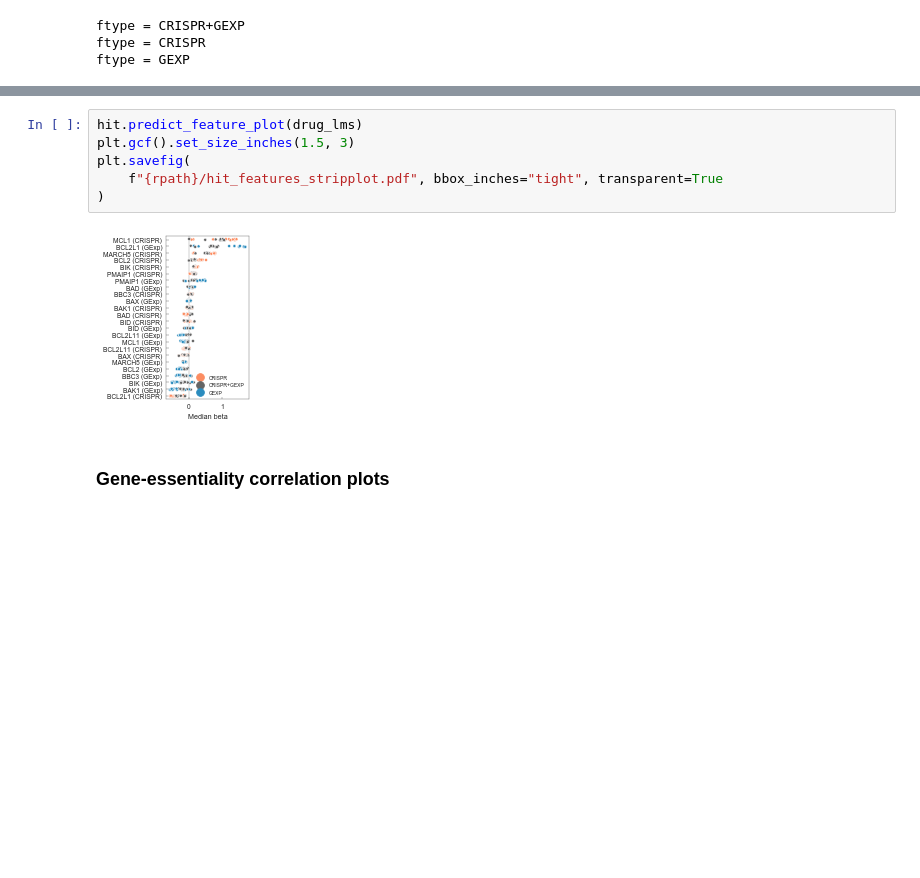
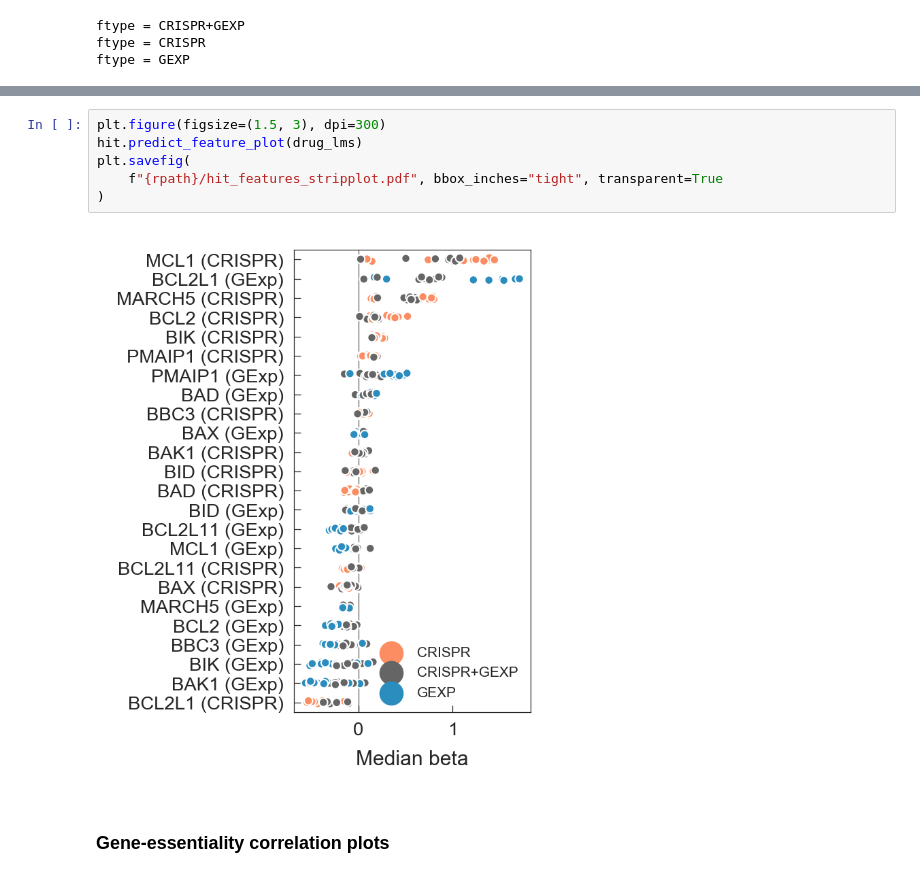
Before and after one commit to EmanuelGoncalves/dtrace, a Jupyter notebook: notebooks/4.TargetHit.ipynb, the cells around one changed output, grey strips where cells are left out. Cells and saved outputs as stored; diff of their text form; blank space fills up the shorter version.

```diff
--- a/notebooks/4.TargetHit.ipynb
+++ b/notebooks/4.TargetHit.ipynb
@@ -121,11 +121,11 @@ plt.savefig(f"{rpath}/hit_rsqaured_barplot.pdf", bbox_inches="tight", transparen
 # %%
+plt.figure(figsize=(1.5, 3), dpi=300)
 hit.predict_feature_plot(drug_lms)
-plt.gcf().set_size_inches(1.5, 3)
 plt.savefig(
     f"{rpath}/hit_features_stripplot.pdf", bbox_inches="tight", transparent=True
 )
 # %% [output]
-[figure, old version]
+[figure, new version]
 # %% [markdown]
 ### Gene-essentiality correlation plots
 # %%
```
Also changed, not shown: parts of 10 cells of this notebook, 13 other files.
